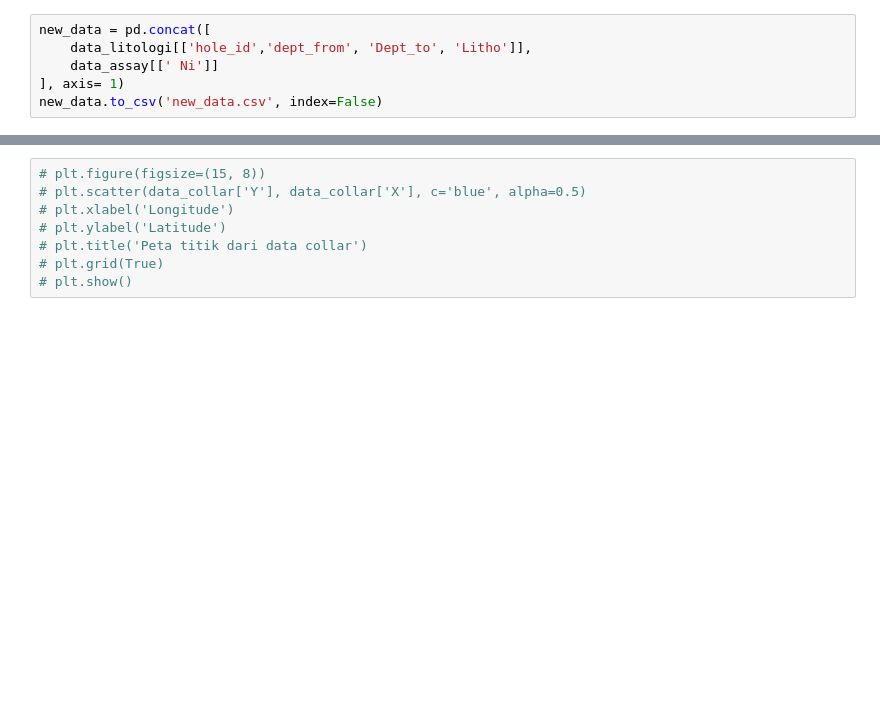
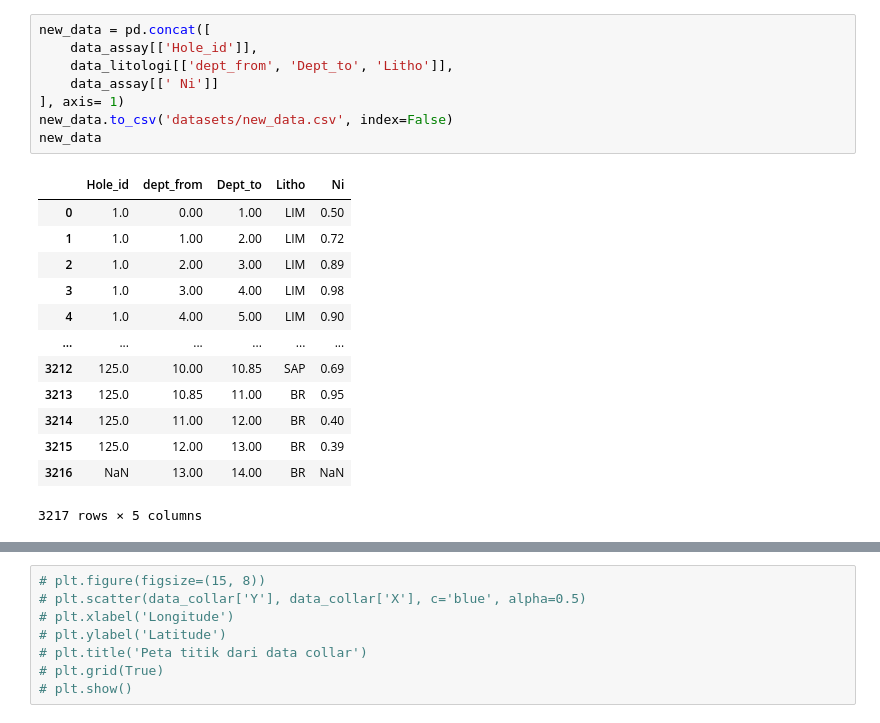
Before and after one commit to alxndr1902/PlottingGeoMap, a Jupyter notebook: main.ipynb, the cells around one changed output, grey strips where cells are left out. Cells and saved outputs as stored; diff of their text form; blank space fills up the shorter version.

```diff
--- a/main.ipynb
+++ b/main.ipynb
@@ -54,6 +47,22 @@ Index(['Hole_id', 'Samp_id', 'dept_from', 'dept_to', ' Ni', 'Co', 'Fe', 'SiO2',
 # %%
 new_data = pd.concat([
-    data_litologi[['hole_id','dept_from', 'Dept_to', 'Litho']],
+    data_assay[['Hole_id']],
+    data_litologi[['dept_from', 'Dept_to', 'Litho']],
     data_assay[[' Ni']]
 ], axis= 1)
-new_data.to_csv('new_data.csv', index=False)
+new_data.to_csv('datasets/new_data.csv', index=False)
+new_data
+# %% [output]
+|  | Hole_id | dept_from | Dept_to | Litho | Ni |
+| 0 | 1.0 | 0.00 | 1.00 | LIM | 0.50 |
+| 1 | 1.0 | 1.00 | 2.00 | LIM | 0.72 |
+| 2 | 1.0 | 2.00 | 3.00 | LIM | 0.89 |
+| 3 | 1.0 | 3.00 | 4.00 | LIM | 0.98 |
+| 4 | 1.0 | 4.00 | 5.00 | LIM | 0.90 |
+| ... | ... | ... | ... | ... | ... |
+| 3212 | 125.0 | 10.00 | 10.85 | SAP | 0.69 |
+| 3213 | 125.0 | 10.85 | 11.00 | BR | 0.95 |
+| 3214 | 125.0 | 11.00 | 12.00 | BR | 0.40 |
+| 3215 | 125.0 | 12.00 | 13.00 | BR | 0.39 |
+| 3216 | NaN | 13.00 | 14.00 | BR | NaN |
+3217 rows × 5 columns
```
Also changed, not shown: parts of 12 cells of this notebook.
